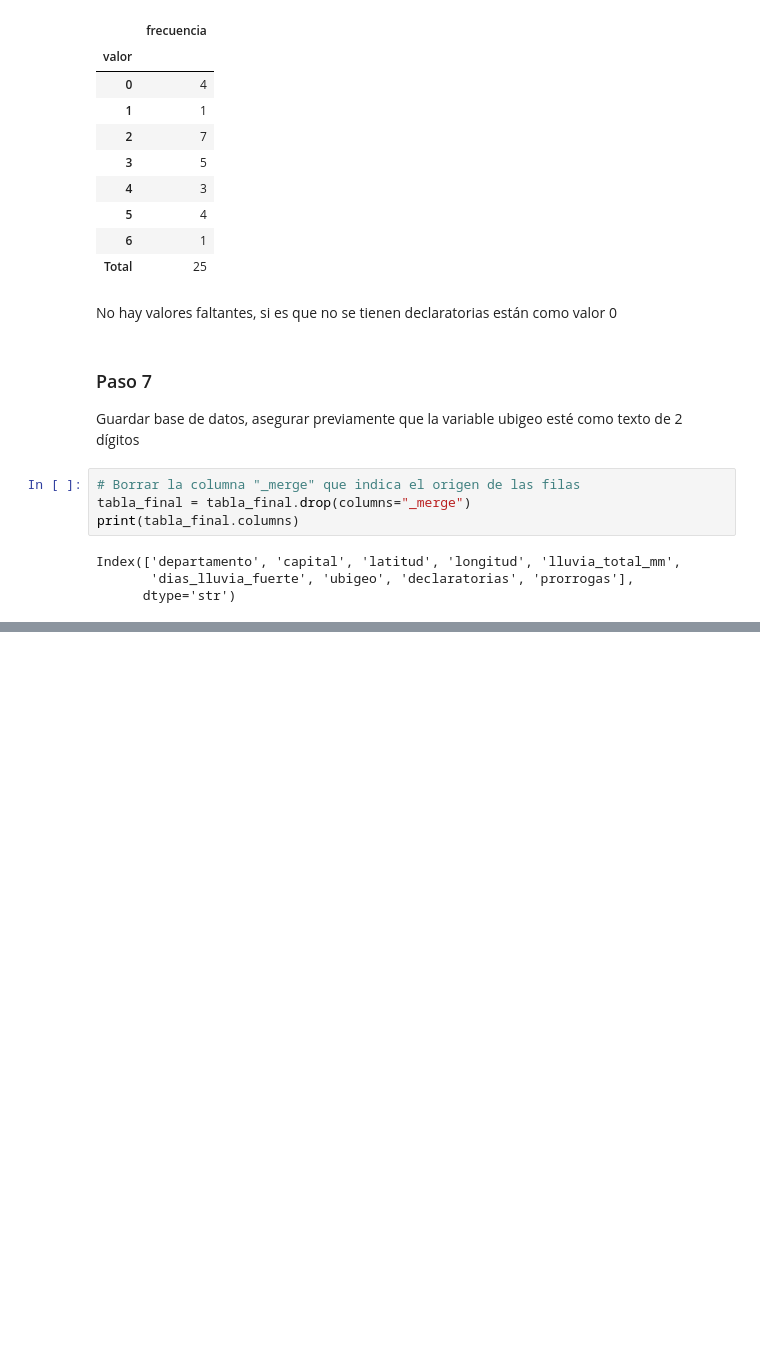
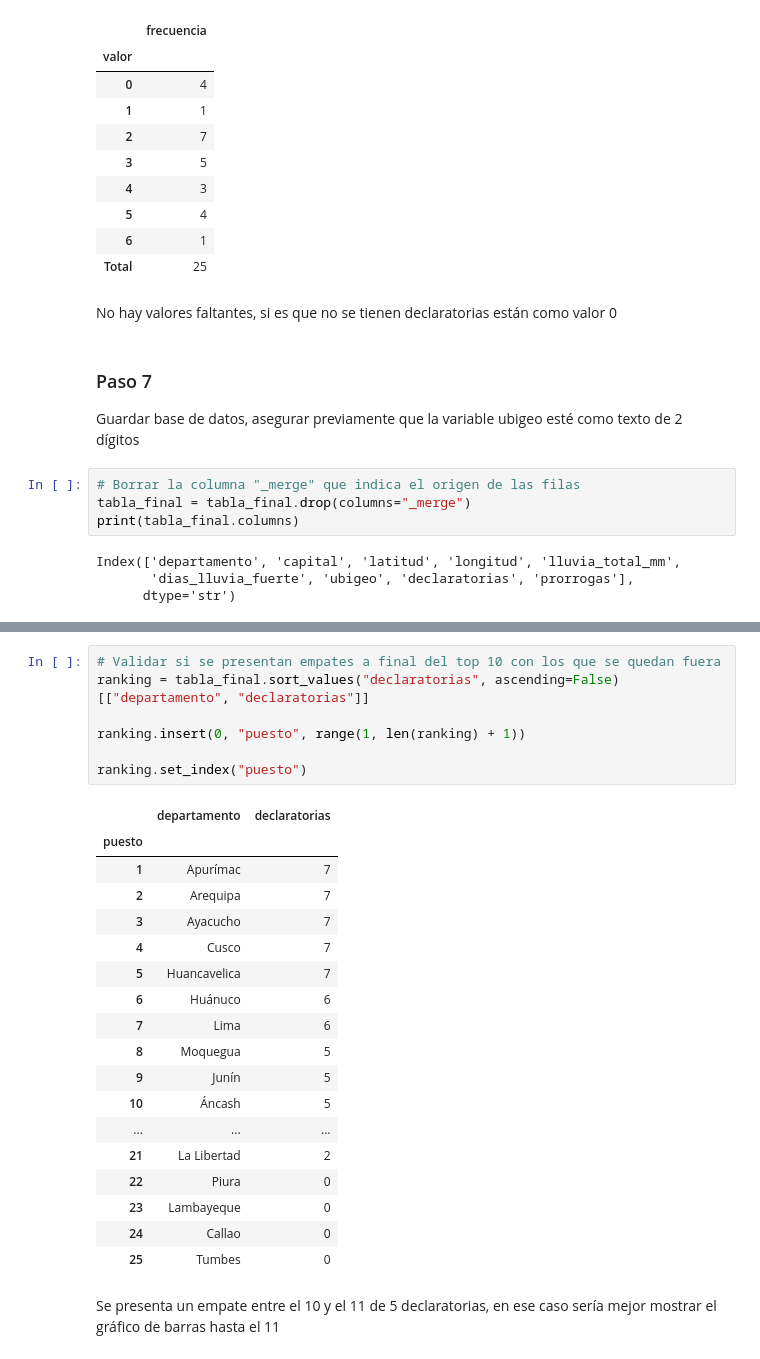
Before and after one commit to diegosimemirror/Grupo-3-Python-PUCP, a Jupyter notebook: assignment_2/cruce_analisis.ipynb, the cells around one changed output, grey strips where cells are left out. Saved outputs shown, nothing was run; the diff lists cells and outputs as text; blank space fills up the shorter version.

```diff
--- a/assignment_2/cruce_analisis.ipynb
+++ b/assignment_2/cruce_analisis.ipynb
@@ -280,0 +310,28 @@ display(tabla_final.head())
+# %%
+# Validar si se presentan empates a final del top 10 con los que se quedan fuera
+ranking = tabla_final.sort_values("declaratorias", ascending=False)[["departamento", "declaratorias"]]
+
+ranking.insert(0, "puesto", range(1, len(ranking) + 1))
+
+ranking.set_index("puesto")
+# %% [output]
+|  | departamento | declaratorias |
+| puesto |  |  |
+| 1 | Apurímac | 7 |
+| 2 | Arequipa | 7 |
+| 3 | Ayacucho | 7 |
+| 4 | Cusco | 7 |
+| 5 | Huancavelica | 7 |
+| 6 | Huánuco | 6 |
+| 7 | Lima | 6 |
+| 8 | Moquegua | 5 |
+| 9 | Junín | 5 |
+| 10 | Áncash | 5 |
+| ... | ... | ... |
+| 21 | La Libertad | 2 |
+| 22 | Piura | 0 |
+| 23 | Lambayeque | 0 |
+| 24 | Callao | 0 |
+| 25 | Tumbes | 0 |
+# %% [markdown]
+Se presenta un empate entre el 10 y el 11 de 5 declaratorias, en ese caso sería mejor mostrar el gráfico de barras hasta el 11
```
Also changed, not shown: parts of 5 cells of this notebook, 1 other file.
